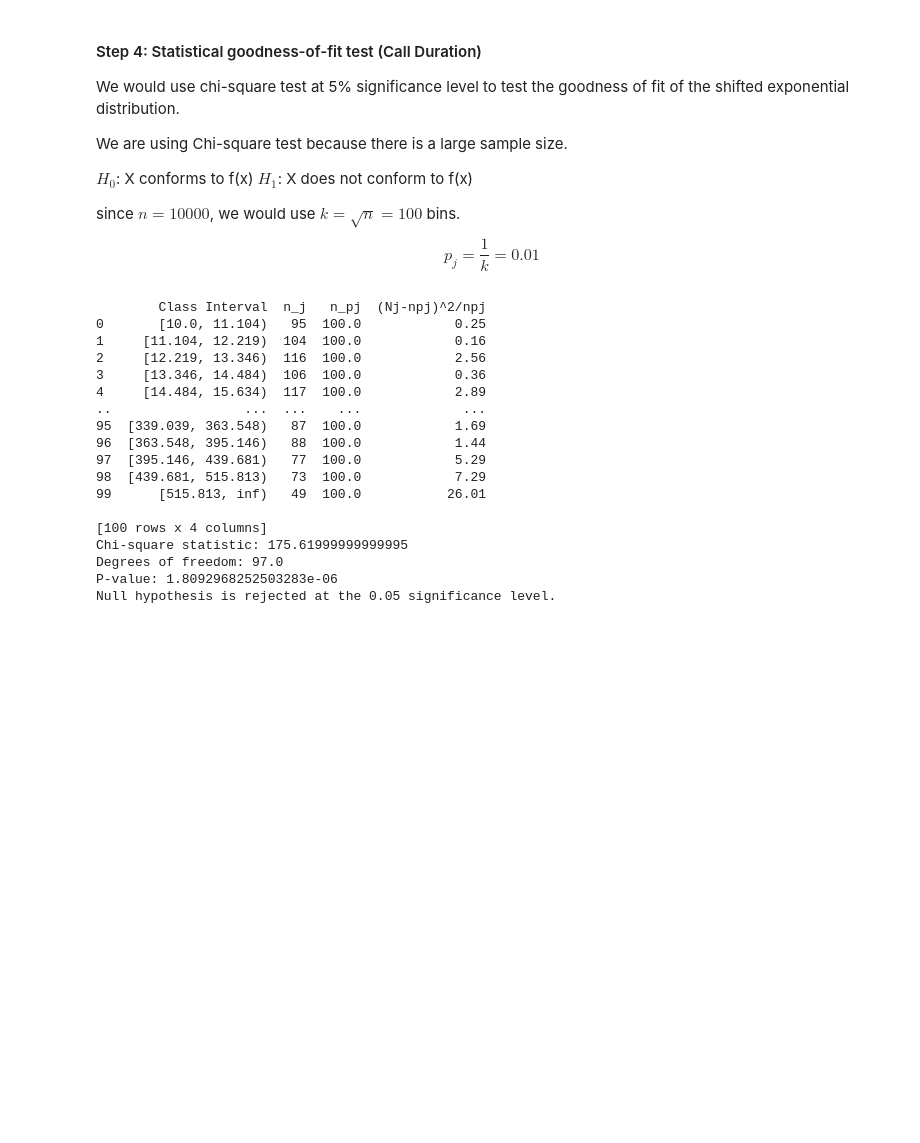
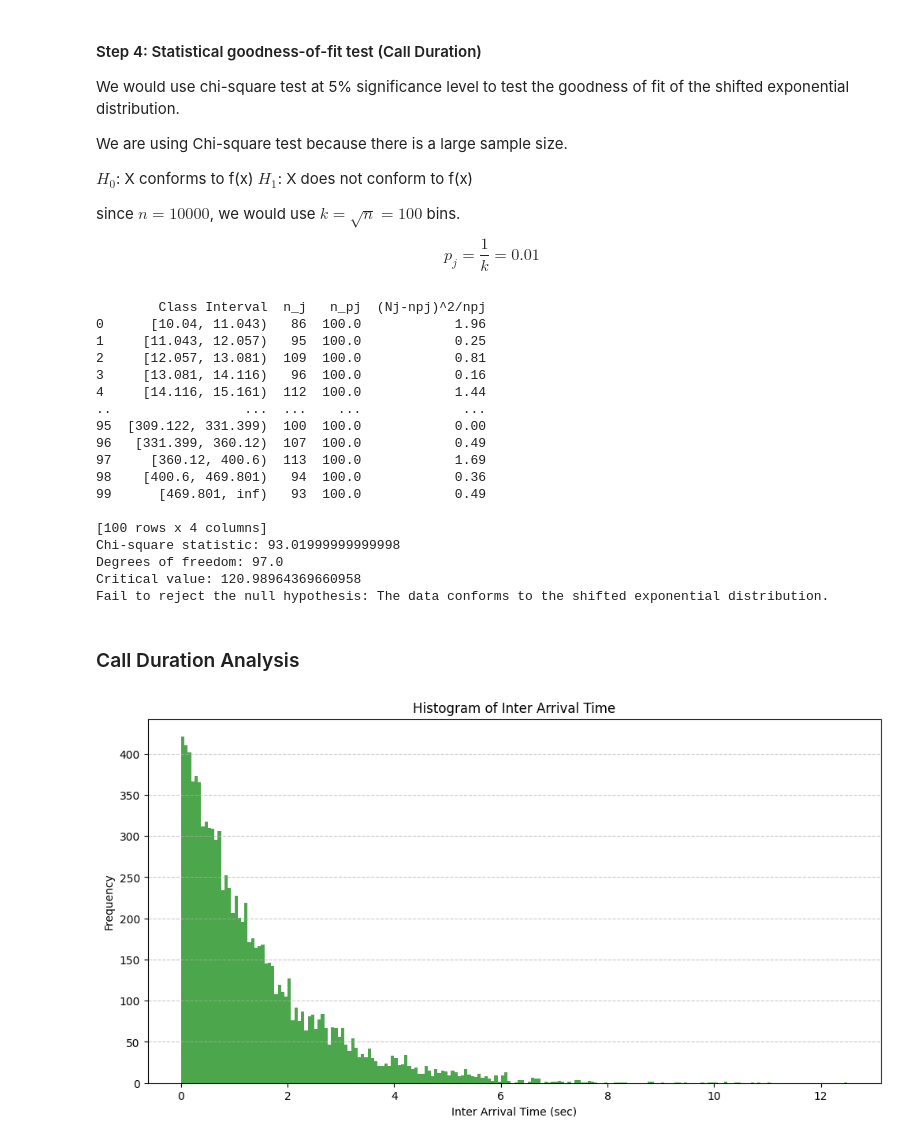
Before and after one commit to Greg-Lim/SC4054_Assignment, a Jupyter notebook: Distribution.ipynb, the cells around one changed output. Drawn from its saved outputs; the diff is of its cells as text; code cells hidden in the pictures; blank space fills up the shorter version.

```diff
--- a/Distribution.ipynb
+++ b/Distribution.ipynb
@@ -167,25 +169,16 @@ $H_1$: X does not conform to f(x)
 since $n = 10000$, we would use $k = \sqrt{n} = 100$ bins.
 $$p_j = \frac{1}{k} = 0.01$$
 # %%
-# #### Step 4: Statistical goodness-of-fit test (Call Duration)
-# We would use chi-square test at 5% significance level to test the goodness of fit of the shifted exponential distribution.
-
-# $H_0$: X conforms to f(x)
-# $H_1$: X does not conform to f(x)
-
-# since $n = 10000$, we would use $k = \sqrt{n} = 100$ bins.
-# $$p_j = \frac{1}{k} = 0.01$$
-# $$n \cdot p_j = 10000 * 0.01 = 100 \geq 5$$
-
 n = 10000  # Sample size
 k = math.sqrt(n)  # Number of bins
 p_j = 1/k # Probability of each bin
 n_pj = n * p_j  # Expected frequency in each bin
 
-x0_hat = 10 # Lower bound of the first bin
-lambda_hat = 0.009104491560429032 # Estimated parameter of the shifted exponential distribution
+x0_est_call_duration = 10.04 # Lower bound of the first bin
+# lambda_hat = 0.009104491560429032 # Estimated parameter of the shifted exponential distribution
+lambda_hat = 0.01
 
-bins_edges = x0_hat + stats.expon.ppf(np.linspace(0, 1, int(k)+1), scale=1/lambda_hat)
+bins_edges = x0_est_call_duration + stats.expon.ppf(np.linspace(0, 1, int(k)+1), scale=1/lambda_est_call_duration)
 
 
 bins = pd.cut(temp_df['Call duration (sec)'], bins=bins_edges, right=False)
@@ -203,29 +196,45 @@ print("Chi-square statistic:", chi_stat )
 degrees_of_freedom = k - 2 - 1  # Number of bins - number of parameters estimated - 1
 print("Degrees of freedom:", degrees_of_freedom)
 
-p_value = 1 - stats.chi2.cdf(chi_stat, degrees_of_freedom)
+# p_value = 1 - stats.chi2.cdf(chi_stat, degrees_of_freedom)
 
 alpha = 0.05  # Significance level
-reject_null = p_value < alpha
+critical_value = stats.chi2.ppf(1 - alpha, degrees_of_freedom)
+print("Critical value:", critical_value)
+# Compare the chi-square statistic with the critical value
+if chi_stat > critical_value:
+    print("Reject the null hypothesis: The data does not conform to the shifted exponential distribution.")
 
-print(f"P-value: {p_value}")
-print(f"Null hypothesis is {'rejected' if reject_null else 'not rejected'} at the {alpha} significance level.")
+else:
+    print("Fail to reject the null hypothesis: The data conforms to the shifted exponential distribution.")
 # %% [output]
         Class Interval  n_j   n_pj  (Nj-npj)^2/npj
-0       [10.0, 11.104)   95  100.0            0.25
-1     [11.104, 12.219)  104  100.0            0.16
-2     [12.219, 13.346)  116  100.0            2.56
-3     [13.346, 14.484)  106  100.0            0.36
-4     [14.484, 15.634)  117  100.0            2.89
+0      [10.04, 11.043)   86  100.0            1.96
+1     [11.043, 12.057)   95  100.0            0.25
+2     [12.057, 13.081)  109  100.0            0.81
+3     [13.081, 14.116)   96  100.0            0.16
+4     [14.116, 15.161)  112  100.0            1.44
 ..                 ...  ...    ...             ...
-95  [339.039, 363.548)   87  100.0            1.69
-96  [363.548, 395.146)   88  100.0            1.44
-97  [395.146, 439.681)   77  100.0            5.29
-98  [439.681, 515.813)   73  100.0            7.29
-99      [515.813, inf)   49  100.0           26.01
+95  [309.122, 331.399)  100  100.0            0.00
+96   [331.399, 360.12)  107  100.0            0.49
+97     [360.12, 400.6)  113  100.0            1.69
+98    [400.6, 469.801)   94  100.0            0.36
+99      [469.801, inf)   93  100.0            0.49
 
 [100 rows x 4 columns]
-Chi-square statistic: 175.61999999999995
+Chi-square statistic: 93.01999999999998
 Degrees of freedom: 97.0
-P-value: 1.8092968252503283e-06
-Null hypothesis is rejected at the 0.05 significance level.
+Critical value: 120.98964369660958
+Fail to reject the null hypothesis: The data conforms to the shifted exponential distribution.
+# %% [markdown]
+### Call Duration Analysis
+# %%
+plt.figure(figsize=(12, 6))  # Set the figure size
+df['Inter Arrival Time'].plot(kind='hist', bins=200, alpha=0.7, color='green')
+plt.title('Histogram of Inter Arrival Time')
+plt.xlabel('Inter Arrival Time (sec)')
+plt.ylabel('Frequency')
+plt.grid(axis='y', linestyle='--', alpha=0.7)
+plt.show()
+# %% [output]
+[figure, added]
```
Also changed, not shown: parts of 18 cells of this notebook.
